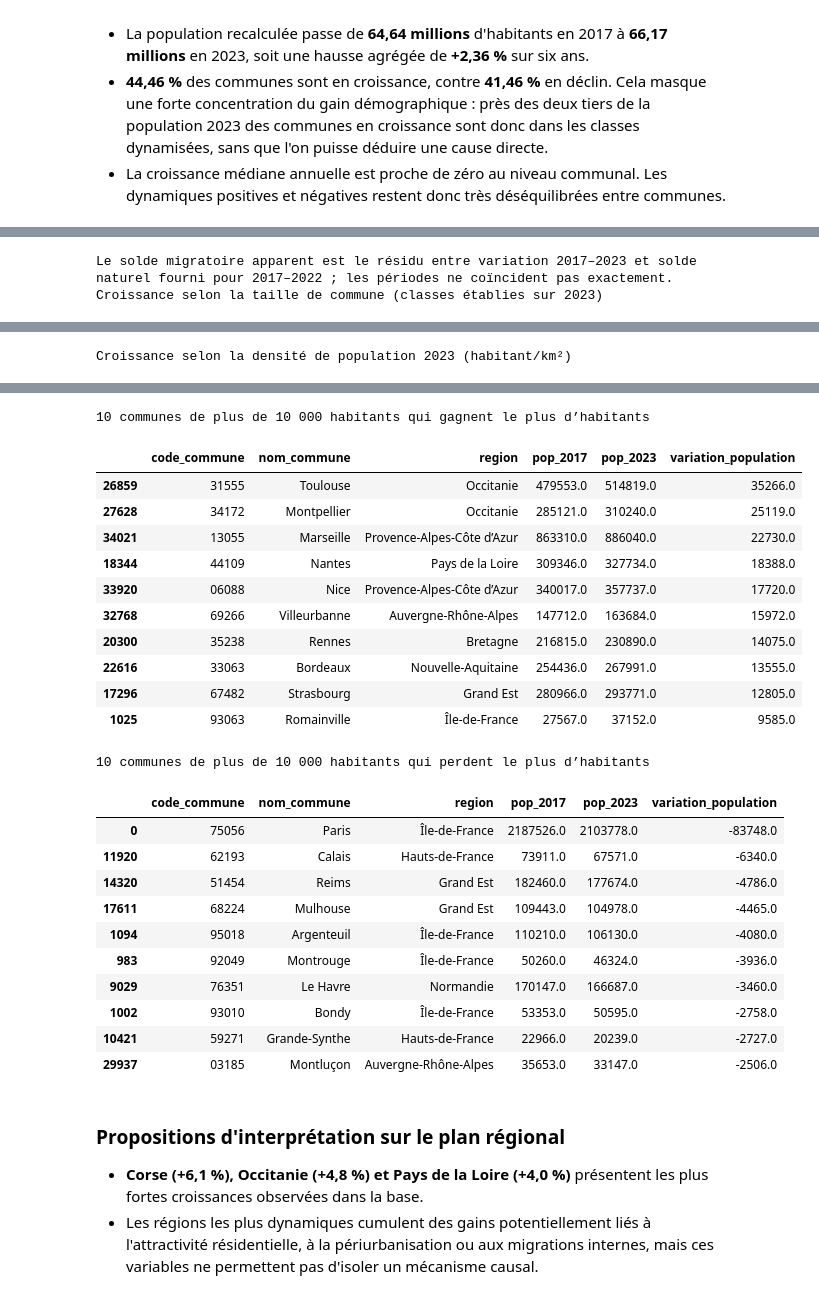
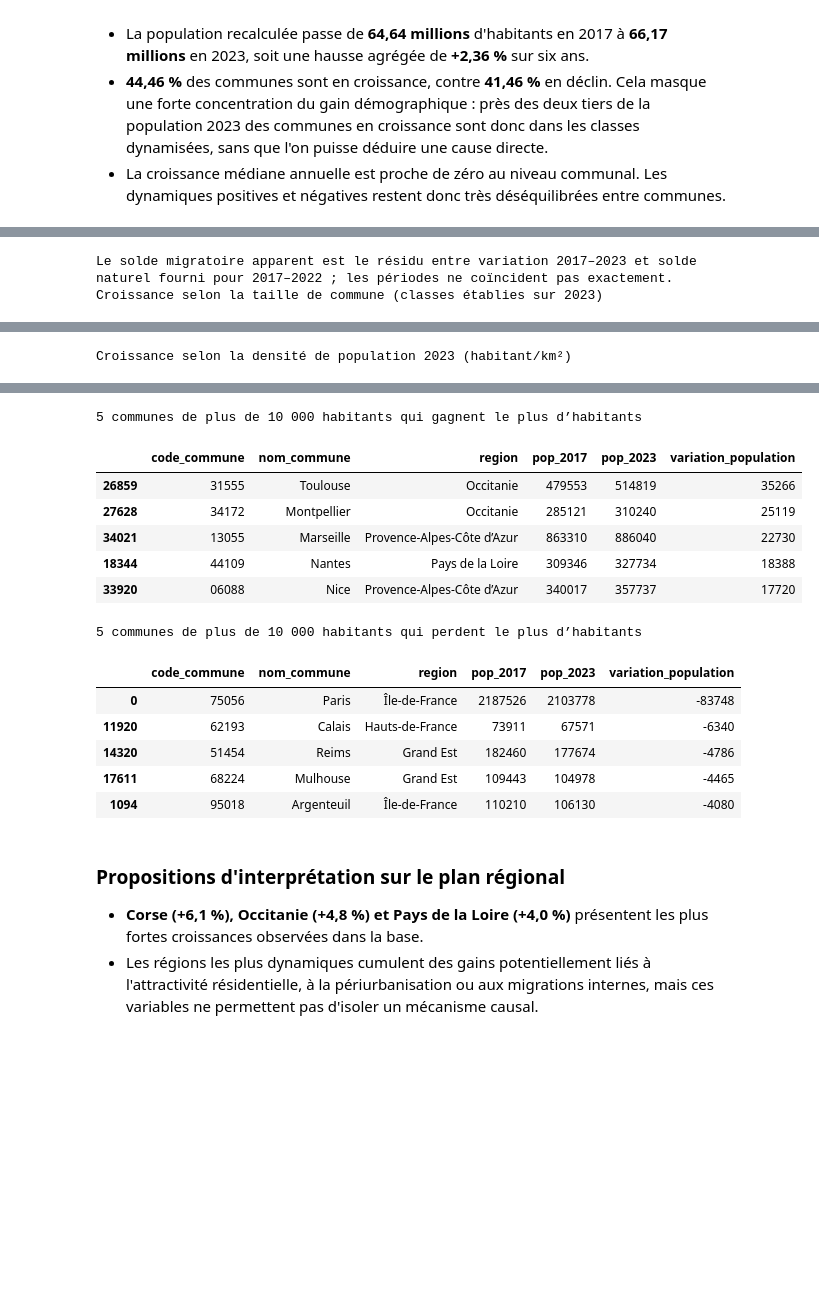
Before and after one commit to eleonoresamson3-alt/le-rail-suit-il-la-France-qui-grandit-, a Jupyter notebook: notebooks/analyse_mobilites_population.ipynb, the cells around one changed output, grey strips where cells are left out. Cells and saved outputs as stored; diff of their text form; code cells hidden in the pictures; blank space fills up the shorter version.

```diff
--- a/notebooks/analyse_mobilites_population.ipynb
+++ b/notebooks/analyse_mobilites_population.ipynb
@@ -286,14 +302,6 @@ d['classe_densite'] = pd.cut(
     labels=['Moins de 30', '30–99', '100–299', '300 et plus'], right=False,
 )
 
-def synthese_croissance_par(groupe):
-    return groupe.agg(
-        communes=('code_commune', 'size'),
-        population_2023=('pop_2023', 'sum'),
-        croissance_annuelle_mediane_pct=('croissance_pop_an_%', 'median'),
-        croissance_annuelle_moyenne_pct=('croissance_pop_an_%', 'mean'),
-    ).round(2)
-
 print('Croissance selon la taille de commune (classes établies sur 2023)')
 display(synthese_croissance_par(d.groupby('classe_taille', observed=False)))
 print('Croissance selon la densité de population 2023 (habitant/km²)')
@@ -301,64 +309,54 @@ display(synthese_croissance_par(d.groupby('classe_densite', observed=False)))
 
 grandes_communes = d[d['pop_2023'].gt(10000)]
 colonnes_top = ['code_commune', 'nom_commune', 'region', 'pop_2017', 'pop_2023', 'variation_population']
-print('10 communes de plus de 10 000 habitants qui gagnent le plus d’habitants')
-display(grandes_communes.nlargest(10, 'variation_population')[colonnes_top])
-print('10 communes de plus de 10 000 habitants qui perdent le plus d’habitants')
-display(grandes_communes.nsmallest(10, 'variation_population')[colonnes_top])
+print('5 communes de plus de 10 000 habitants qui gagnent le plus d’habitants')
+display(arrondir_tableau(grandes_communes.nlargest(5, 'variation_population')[colonnes_top]))
+print('5 communes de plus de 10 000 habitants qui perdent le plus d’habitants')
+display(arrondir_tableau(grandes_communes.nsmallest(5, 'variation_population')[colonnes_top]))
 # %% [output]
 |  | region | population_2017 | population_2023 | naissances_2017_2022 | deces_2017_2022 | ... |
 | 4 | Corse | 334938.0 | 355486.0 | 16787.0 | 20279.0 | ... |
 | 9 | Occitanie | 5845102.0 | 6124653.0 | 347602.0 | 372674.0 | ... |
 | 10 | Pays de la Loire | 3757600.0 | 3907156.0 | 237814.0 | 218480.0 | ... |
 | 2 | Bretagne | 3318904.0 | 3449370.0 | 189372.0 | 217502.0 | ... |
 | 11 | Provence-Alpes-Côte d’Azur | 5030890.0 | 5218960.0 | 335615.0 | 324133.0 | ... |
 | 8 | Nouvelle-Aquitaine | 5956978.0 | 6150451.0 | 322906.0 | 405073.0 | ... |
 | 0 | Auvergne-Rhône-Alpes | 7948287.0 | 8205557.0 | 528843.0 | 437383.0 | ... |
 | 12 | Île-de-France | 12174880.0 | 12463067.0 | 1022616.0 | 482379.0 | ... |
 | 7 | Normandie | 3330478.0 | 3345842.0 | 201212.0 | 213463.0 | ... |
 | 3 | Centre-Val de Loire | 2576252.0 | 2587031.0 | 154654.0 | 167636.0 | ... |
 | 5 | Grand Est | 5549586.0 | 5563378.0 | 324845.0 | 336411.0 | ... |
 | 6 | Hauts-de-France | 6003815.0 | 5992194.0 | 400959.0 | 350430.0 | ... |
 | 1 | Bourgogne-Franche-Comté | 2811423.0 | 2802670.0 | 156261.0 | 188434.0 | ... |
 Le solde migratoire apparent est le résidu entre variation 2017–2023 et solde naturel fourni pour 2017–2022 ; les périodes ne coïncident pas exactement.
 Croissance selon la taille de commune (classes établies sur 2023)
 |  | communes | population_2023 | croissance_annuelle_mediane_pct | croissance_annuelle_moyenne_pct |
 | classe_taille |  |  |  |  |
 | Moins de 2 000 | 29349 | 15015914.0 | -0.04 | -0.00 |
 | 2 000–9 999 | 4409 | 18096232.0 | 0.38 | 0.50 |
 | 10 000–49 999 | 865 | 17398231.0 | 0.53 | 0.60 |
 | 50 000 et plus | 123 | 15655438.0 | 0.37 | 0.45 |
 Croissance selon la densité de population 2023 (habitant/km²)
 |  | communes | population_2023 | croissance_annuelle_mediane_pct | croissance_annuelle_moyenne_pct |
 | classe_densite |  |  |  |  |
 | Moins de 30 | 14001 | 3745366.0 | -0.24 | -0.21 |
 | 30–99 | 12253 | 10107527.0 | 0.05 | 0.12 |
 | 100–299 | 5584 | 12031454.0 | 0.34 | 0.44 |
 | 300 et plus | 2908 | 40281468.0 | 0.43 | 0.57 |
-10 communes de plus de 10 000 habitants qui gagnent le plus d’habitants
+5 communes de plus de 10 000 habitants qui gagnent le plus d’habitants
 |  | code_commune | nom_commune | region | pop_2017 | pop_2023 | variation_population |
-| 26859 | 31555 | Toulouse | Occitanie | 479553.0 | 514819.0 | 35266.0 |
-| 27628 | 34172 | Montpellier | Occitanie | 285121.0 | 310240.0 | 25119.0 |
-| 34021 | 13055 | Marseille | Provence-Alpes-Côte d’Azur | 863310.0 | 886040.0 | 22730.0 |
-| 18344 | 44109 | Nantes | Pays de la Loire | 309346.0 | 327734.0 | 18388.0 |
-| 33920 | 06088 | Nice | Provence-Alpes-Côte d’Azur | 340017.0 | 357737.0 | 17720.0 |
-| 32768 | 69266 | Villeurbanne | Auvergne-Rhône-Alpes | 147712.0 | 163684.0 | 15972.0 |
-| 20300 | 35238 | Rennes | Bretagne | 216815.0 | 230890.0 | 14075.0 |
-| 22616 | 33063 | Bordeaux | Nouvelle-Aquitaine | 254436.0 | 267991.0 | 13555.0 |
-| 17296 | 67482 | Strasbourg | Grand Est | 280966.0 | 293771.0 | 12805.0 |
-| 1025 | 93063 | Romainville | Île-de-France | 27567.0 | 37152.0 | 9585.0 |
+| 26859 | 31555 | Toulouse | Occitanie | 479553 | 514819 | 35266 |
+| 27628 | 34172 | Montpellier | Occitanie | 285121 | 310240 | 25119 |
+| 34021 | 13055 | Marseille | Provence-Alpes-Côte d’Azur | 863310 | 886040 | 22730 |
+| 18344 | 44109 | Nantes | Pays de la Loire | 309346 | 327734 | 18388 |
+| 33920 | 06088 | Nice | Provence-Alpes-Côte d’Azur | 340017 | 357737 | 17720 |
-10 communes de plus de 10 000 habitants qui perdent le plus d’habitants
+5 communes de plus de 10 000 habitants qui perdent le plus d’habitants
 |  | code_commune | nom_commune | region | pop_2017 | pop_2023 | variation_population |
-| 0 | 75056 | Paris | Île-de-France | 2187526.0 | 2103778.0 | -83748.0 |
-| 11920 | 62193 | Calais | Hauts-de-France | 73911.0 | 67571.0 | -6340.0 |
-| 14320 | 51454 | Reims | Grand Est | 182460.0 | 177674.0 | -4786.0 |
-| 17611 | 68224 | Mulhouse | Grand Est | 109443.0 | 104978.0 | -4465.0 |
-| 1094 | 95018 | Argenteuil | Île-de-France | 110210.0 | 106130.0 | -4080.0 |
-| 983 | 92049 | Montrouge | Île-de-France | 50260.0 | 46324.0 | -3936.0 |
-| 9029 | 76351 | Le Havre | Normandie | 170147.0 | 166687.0 | -3460.0 |
-| 1002 | 93010 | Bondy | Île-de-France | 53353.0 | 50595.0 | -2758.0 |
-| 10421 | 59271 | Grande-Synthe | Hauts-de-France | 22966.0 | 20239.0 | -2727.0 |
-| 29937 | 03185 | Montluçon | Auvergne-Rhône-Alpes | 35653.0 | 33147.0 | -2506.0 |
+| 0 | 75056 | Paris | Île-de-France | 2187526 | 2103778 | -83748 |
+| 11920 | 62193 | Calais | Hauts-de-France | 73911 | 67571 | -6340 |
+| 14320 | 51454 | Reims | Grand Est | 182460 | 177674 | -4786 |
+| 17611 | 68224 | Mulhouse | Grand Est | 109443 | 104978 | -4465 |
+| 1094 | 95018 | Argenteuil | Île-de-France | 110210 | 106130 | -4080 |
 # %% [markdown]
 ### Propositions d'interprétation sur le plan régional
 
```
Also changed, not shown: parts of 15 cells of this notebook, 2 other files.
